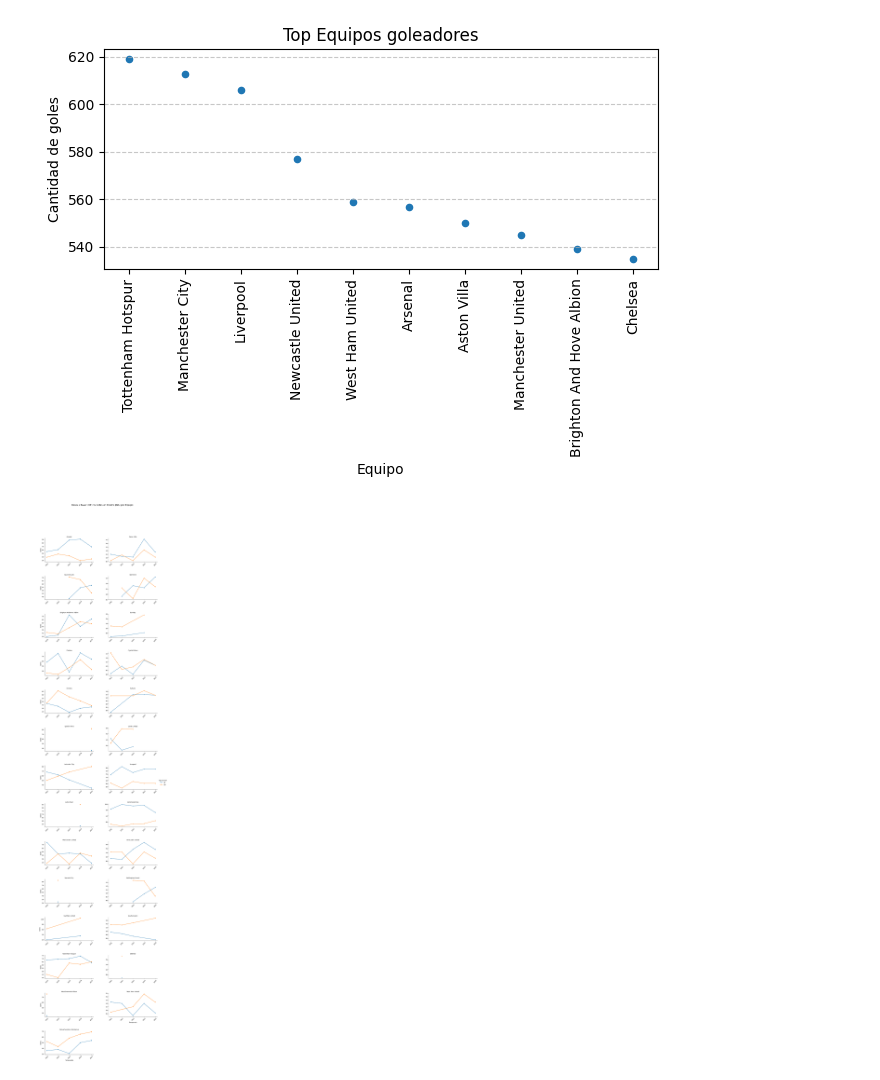
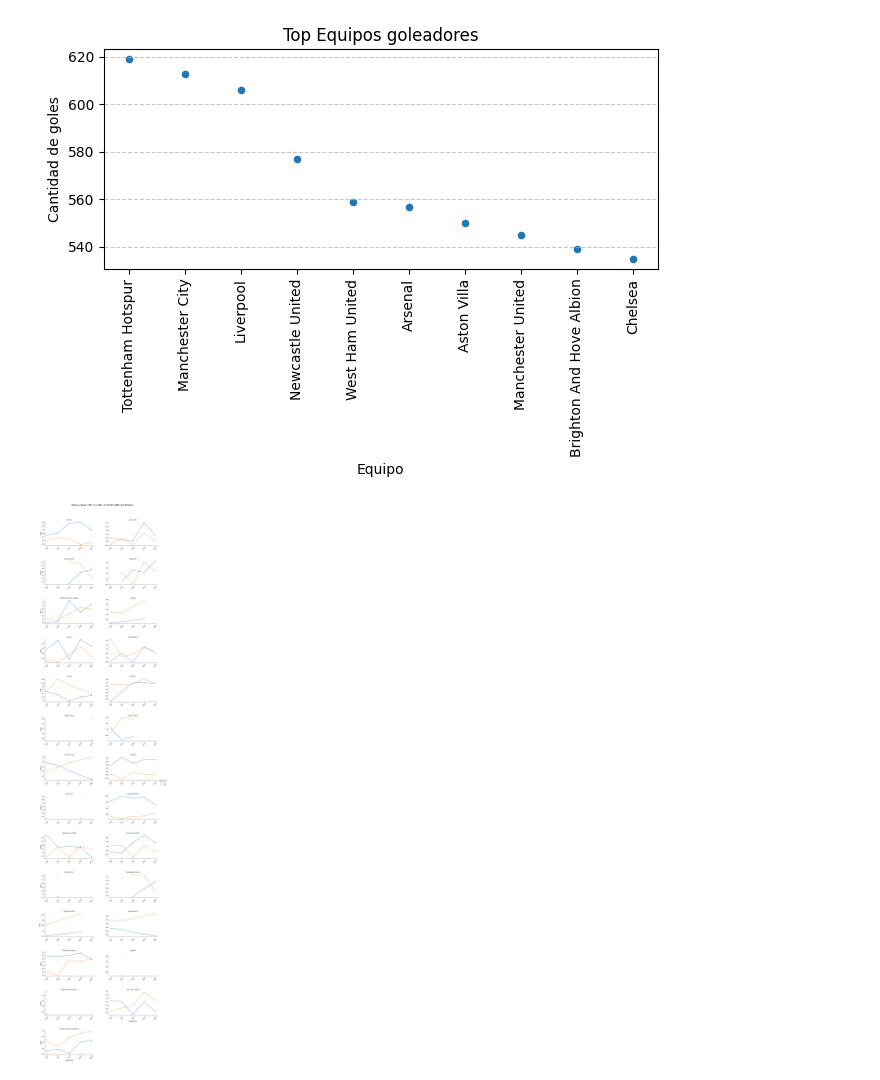
Before and after one commit to jp0617/analisis, a Jupyter notebook: ConsolidadoPremier.ipynb, the cells around one changed output. Saved outputs shown, nothing was run; the diff lists cells and outputs as text; code cells hidden in the pictures.

```diff
--- a/ConsolidadoPremier.ipynb
+++ b/ConsolidadoPremier.ipynb
@@ -215,32 +237,32 @@ df_melted = team_season_g.melt(
 
 
 # 1. Crear la estructura
 g = sns.FacetGrid(
     df_melted, col="team", hue="tipo", col_wrap=2, height=4, aspect=1.5, sharey=False
 )
 
 # 2. Dibujar las líneas
 g.map(sns.lineplot, "season", "goles", marker="o")
 
 # 3. FORZAR las etiquetas en TODOS los ejes (La solución al problema)
 anios_unicos = sorted(df["season"].unique())
 
 for ax in g.axes.flat:
     ax.set_xticks(anios_unicos)
     ax.set_xticklabels(anios_unicos, rotation=45)
     ax.tick_params(
         labelbottom=True
     )  # <--- Esta es la línea mágica que obliga a mostrar etiquetas
 
 # 4. Ajustes estéticos finales
 g.add_legend(title="Tipo de Gol")
 g.set_titles("{col_name}")
 g.set_axis_labels("Temporada", "Goles")
 
 # Ajuste de espacios para que no se solapen
-plt.subplots_adjust(top=0.92, wspace=0.3, hspace=0.6)
+plt.subplots_adjust(top=0.95, wspace=0.3, hspace=0.6)
 g.figure.suptitle("Goles a Favor (GF) vs Goles en Contra (GA) por Equipo", fontsize=16)
 
 plt.show()
 # %% [output]
-[figure, old version]
+[figure, new version]
```
Also changed, not shown: parts of 8 cells of this notebook.
